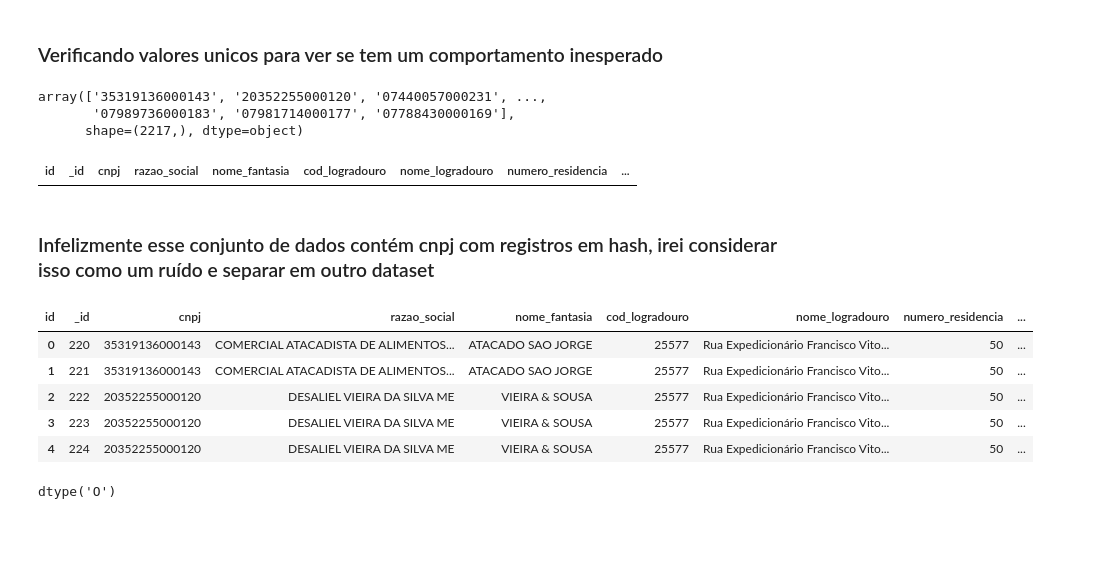
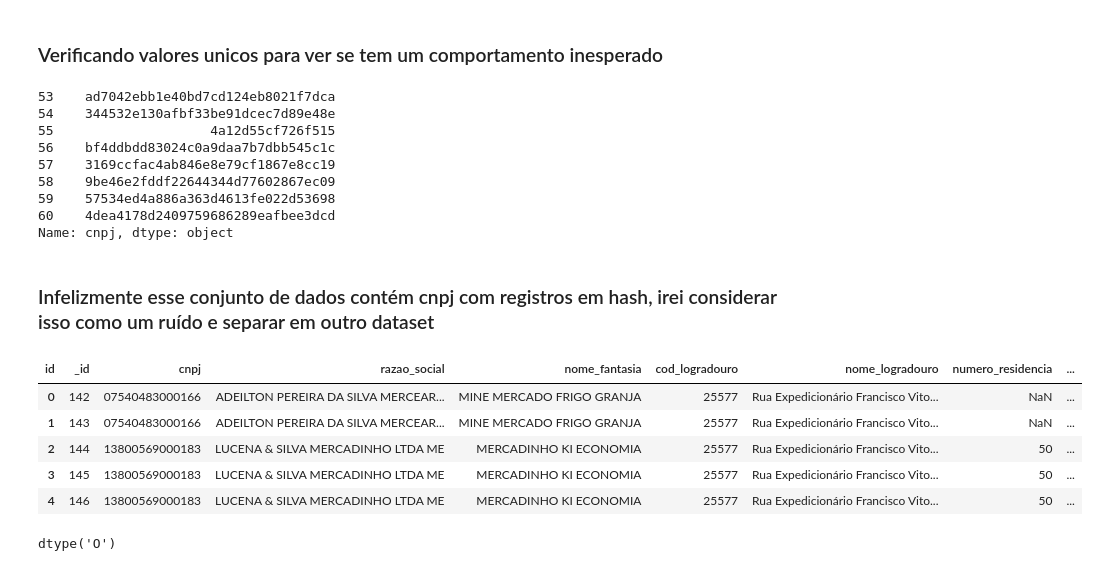
Before and after one commit to Deezinn/Empresas-etl, a Jupyter notebook: notebooks/prototipo_etl/prototipo_etl_empresa_ativa copy.ipynb, the cells around one changed output. Cells and saved outputs as stored; diff of their text form; code cells hidden in the pictures; blank space fills up the shorter version.

Commit message:
feat: remove cnpj que contem hash ao inves da formatação

```diff
--- a/notebooks/prototipo_etl/prototipo_etl_empresa_ativa copy.ipynb
+++ b/notebooks/prototipo_etl/prototipo_etl_empresa_ativa copy.ipynb
@@ -3,7 +3,7 @@
 # %%
 import pandas as pd
 
-df_empresa = pd.read_csv(r'../../data/csv/raw/EmpresasInativas.csv', index_col=0)
+df_empresa = pd.read_csv(r'../../data/csv/raw/EmpresasAtivas.csv', index_col=0)
 df_colunas= pd.read_csv(r'../../data/csv/raw/EmpresaCampos.csv', index_col=0)
 
 dataframe_empresa = df_empresa.copy()
@@ -176,39 +201,37 @@ Fonte: https://www.contabilizei.com.br/contabilizei-responde/quantos-cnaes-pode-
 # %% [markdown]
 ### Verificando valores unicos para ver se tem um comportamento inesperado
 # %%
-dataframe_empresa['cnpj'].unique()
+cnpj_com_letras = dataframe_empresa.loc[
+    dataframe_empresa['cnpj'].str.contains(r'[^0-9]', na=False),
+    'cnpj'
+]
+print(cnpj_com_letras)
 # %% [output]
-array(['35319136000143', '20352255000120', '07440057000231', ...,
-       '07989736000183', '07981714000177', '07788430000169'],
-      shape=(2217,), dtype=object)
+53    ad7042ebb1e40bd7cd124eb8021f7dca
+54    344532e130afbf33be91dcec7d89e48e
+55                    4a12d55cf726f515
+56    bf4ddbdd83024c0a9daa7b7dbb545c1c
+57    3169ccfac4ab846e8e79cf1867e8cc19
+58    9be46e2fddf22644344d77602867ec09
+59    57534ed4a886a363d4613fe022d53698
+60    4dea4178d2409759686289eafbee3dcd
+Name: cnpj, dtype: object
-# %%
-hashes_antigos = [
-    'ad7042ebb1e40bd7cd124eb8021f7dca',
-       '344532e130afbf33be91dcec7d89e48e',
-       '4a12d55cf726f515',
-       'bf4ddbdd83024c0a9daa7b7dbb545c1c',
-       '3169ccfac4ab846e8e79cf1867e8cc19',
-       '9be46e2fddf22644344d77602867ec09',
-       '57534ed4a886a363d4613fe022d53698',
-       '4dea4178d2409759686289eafbee3dcd',
-]
-
-dataframe_empresa.query("cnpj == '9be46e2fddf22644344d77602867ec09'")
-# %% [output]
-| id | _id | cnpj | razao_social | nome_fantasia | cod_logradouro | nome_logradouro | numero_residencia | ... |
 # %% [markdown]
 ### Infelizmente esse conjunto de dados contém cnpj com registros em hash, irei considerar isso como um ruído e separar em outro dataset
 # %%
-dataframe_empresa[dataframe_empresa['cnpj'].isin(hashes_antigos)].to_csv('../../data/csv/raw/EmpresasComHash.csv')
-dataframe_empresa = dataframe_empresa[~dataframe_empresa['cnpj'].isin(hashes_antigos)]
+dataframe_empresa[dataframe_empresa['cnpj'].isin(cnpj_com_letras)].to_csv(
+    '../../data/csv/raw/EmpresasAtivasComHash.csv', index=False
+)
+dataframe_empresa = dataframe_empresa[~dataframe_empresa['cnpj'].isin(cnpj_com_letras)]
+
 dataframe_empresa.head()
 # %% [output]
 | id | _id | cnpj | razao_social | nome_fantasia | cod_logradouro | nome_logradouro | numero_residencia | ... |
-| 0 | 220 | 35319136000143 | COMERCIAL ATACADISTA DE ALIMENTOS... | ATACADO SAO JORGE | 25577 | Rua Expedicionário Francisco Vito... | 50 | ... |
-| 1 | 221 | 35319136000143 | COMERCIAL ATACADISTA DE ALIMENTOS... | ATACADO SAO JORGE | 25577 | Rua Expedicionário Francisco Vito... | 50 | ... |
-| 2 | 222 | 20352255000120 | DESALIEL VIEIRA DA SILVA ME | VIEIRA & SOUSA | 25577 | Rua Expedicionário Francisco Vito... | 50 | ... |
-| 3 | 223 | 20352255000120 | DESALIEL VIEIRA DA SILVA ME | VIEIRA & SOUSA | 25577 | Rua Expedicionário Francisco Vito... | 50 | ... |
-| 4 | 224 | 20352255000120 | DESALIEL VIEIRA DA SILVA ME | VIEIRA & SOUSA | 25577 | Rua Expedicionário Francisco Vito... | 50 | ... |
+| 0 | 142 | 07540483000166 | ADEILTON PEREIRA DA SILVA MERCEAR... | MINE MERCADO FRIGO GRANJA | 25577 | Rua Expedicionário Francisco Vito... | NaN | ... |
+| 1 | 143 | 07540483000166 | ADEILTON PEREIRA DA SILVA MERCEAR... | MINE MERCADO FRIGO GRANJA | 25577 | Rua Expedicionário Francisco Vito... | NaN | ... |
+| 2 | 144 | 13800569000183 | LUCENA & SILVA MERCADINHO LTDA ME | MERCADINHO KI ECONOMIA | 25577 | Rua Expedicionário Francisco Vito... | 50 | ... |
+| 3 | 145 | 13800569000183 | LUCENA & SILVA MERCADINHO LTDA ME | MERCADINHO KI ECONOMIA | 25577 | Rua Expedicionário Francisco Vito... | 50 | ... |
+| 4 | 146 | 13800569000183 | LUCENA & SILVA MERCADINHO LTDA ME | MERCADINHO KI ECONOMIA | 25577 | Rua Expedicionário Francisco Vito... | 50 | ... |
 # %%
 # Terceira coluna -> nome_fantasia
 
```
Also changed, not shown: parts of 6 cells of this notebook, 4 other files.
